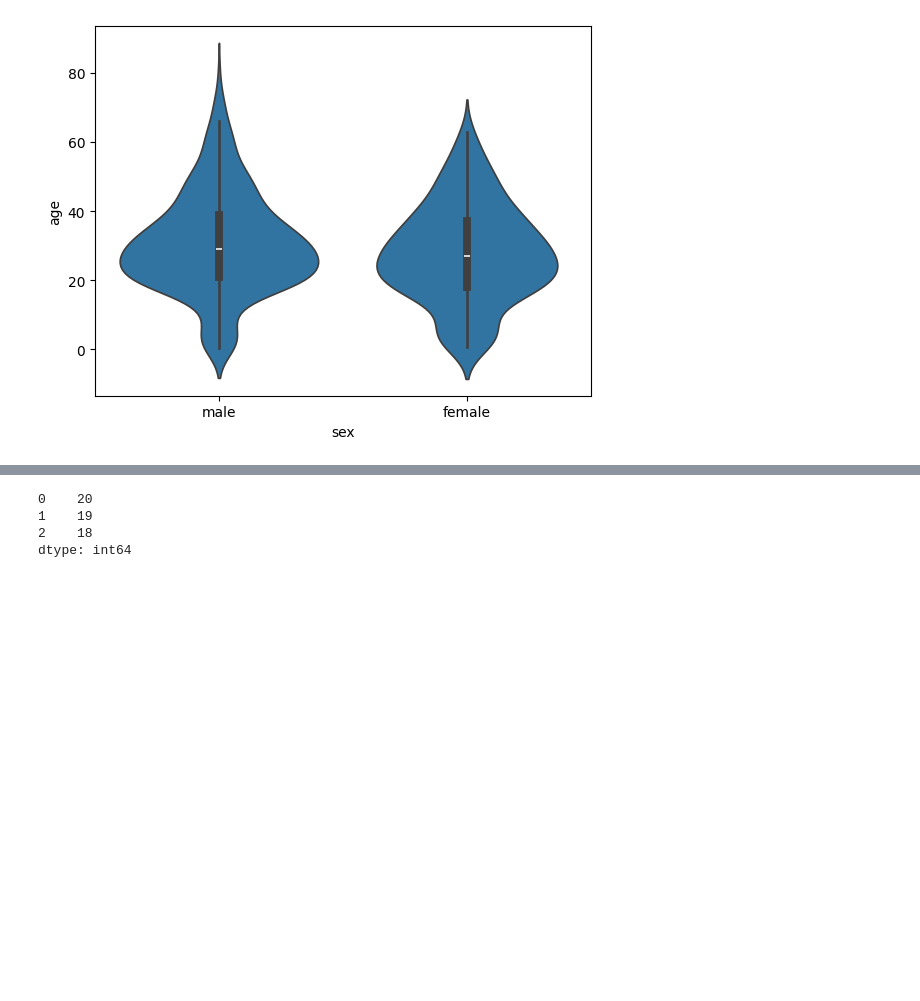
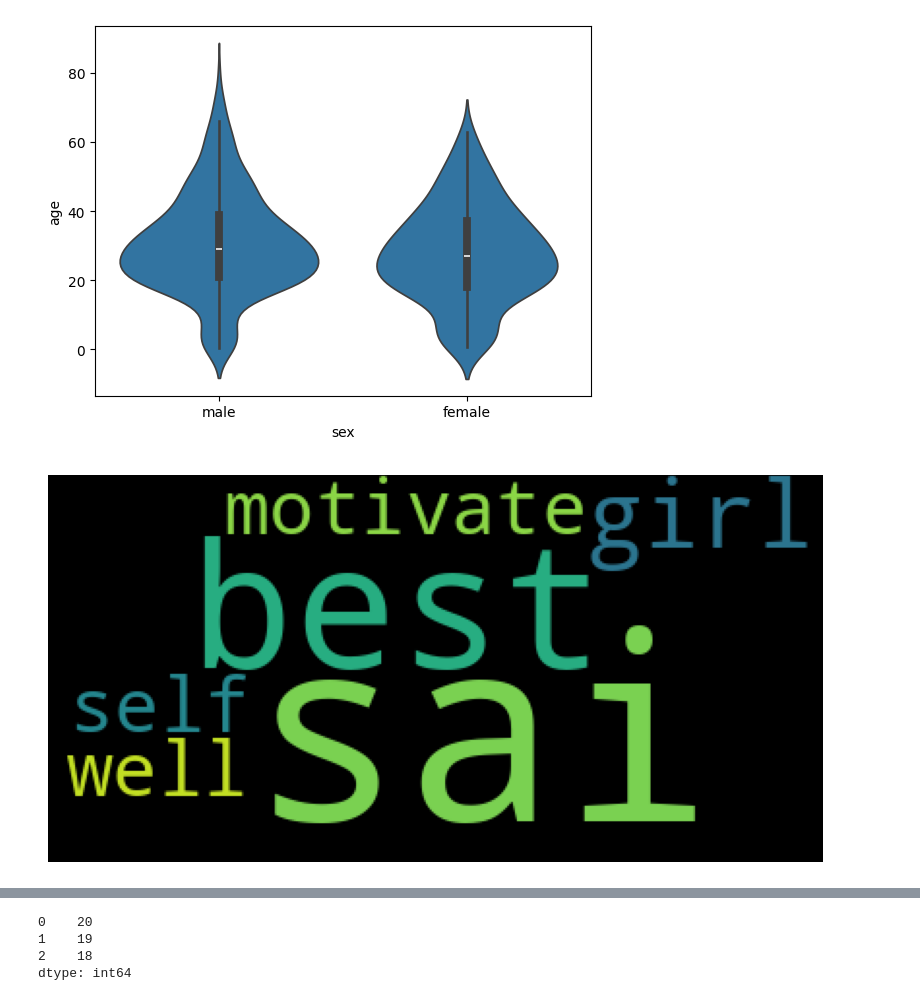
Before and after one commit to Sai-Surya-Gandhan/python, a Jupyter notebook: Copy_of_Welcome_To_Colab.ipynb, the cells around one changed output, grey strips where cells are left out. Cells and saved outputs as stored; diff of their text form; code cells hidden in the pictures; blank space fills up the shorter version.

```diff
--- a/Copy_of_Welcome_To_Colab.ipynb
+++ b/Copy_of_Welcome_To_Colab.ipynb
@@ -1192,3 +1192,15 @@ sns.violinplot(x='sex',y='age',data=df)
 plt.show()
 # %% [output]
 [figure]
+# %%
+import matplotlib.pyplot as plt
+from wordcloud import WordCloud
+text="sai is the best girl sai can motivate very well sai can her self"
+Wc=WordCloud()
+Wc.generate(text)
+plt.figure(figsize=(10,10))
+plt.imshow(Wc)
+plt.axis('off')
+plt.show()
+# %% [output]
+[figure, added]
```
Also changed, not shown: parts of 23 cells of this notebook.
